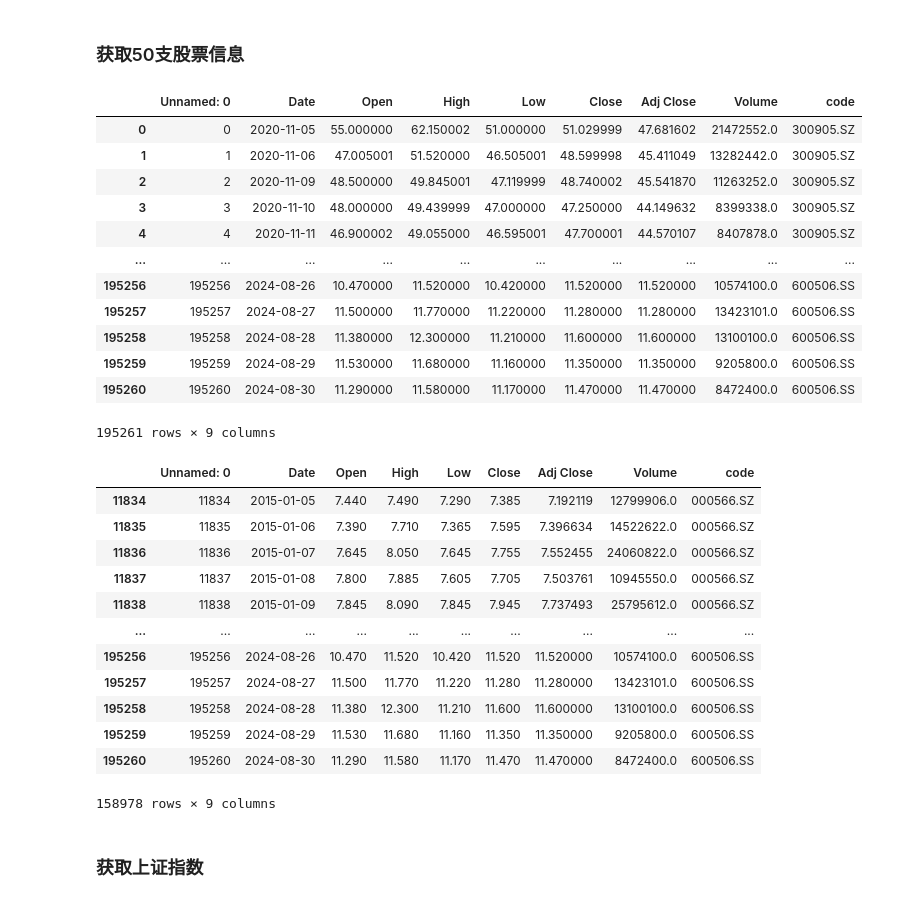
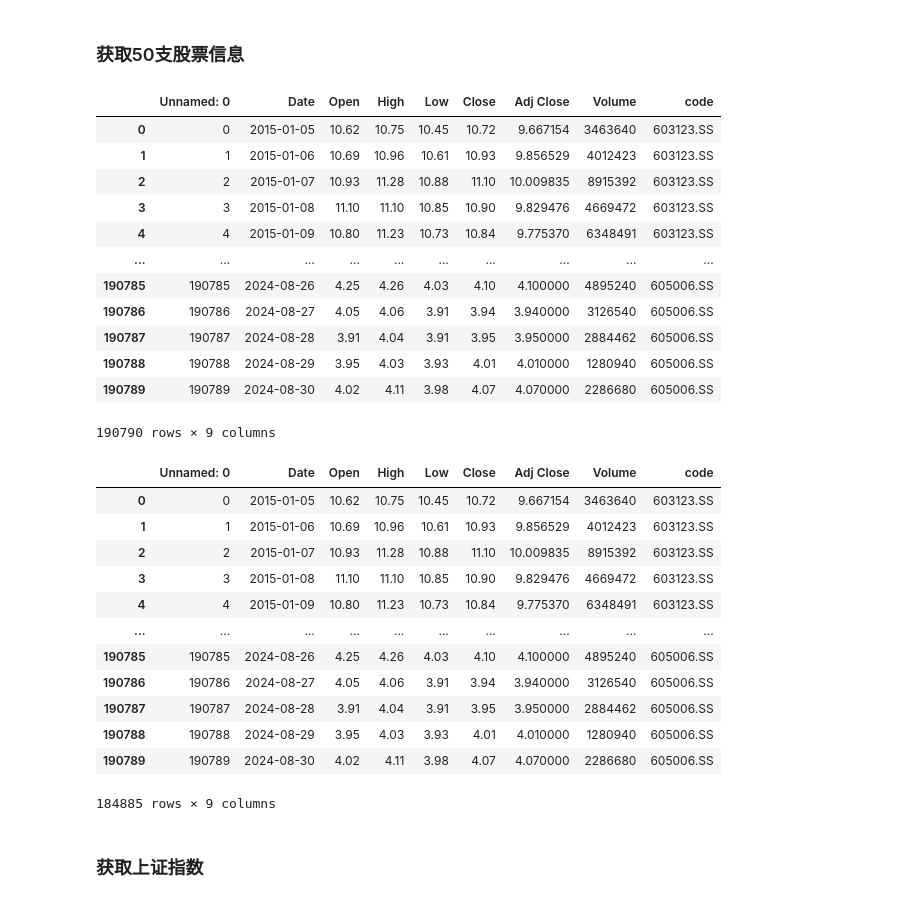
Before and after one commit to Sept12wei/strategy, a Jupyter notebook: left_strategy/单因子/因子1：股价逆势上涨.ipynb, the cells around one changed output. Cells and saved outputs as stored; diff of their text form; code cells hidden in the pictures.

```diff
--- a/left_strategy/单因子/因子1：股价逆势上涨.ipynb
+++ b/left_strategy/单因子/因子1：股价逆势上涨.ipynb
@@ -7,22 +7,22 @@ import numpy as np
 import pandas as pd
 import yfinance as yf
 # %%
-df = pd.read_csv('./all_data.csv')
+df = pd.read_csv('./all_data_SS.csv')
 df
 # %% [output]
 |  | Unnamed: 0 | Date | Open | High | Low | Close | Adj Close | Volume | code |
-| 0 | 0 | 2020-11-05 | 55.000000 | 62.150002 | 51.000000 | 51.029999 | 47.681602 | 21472552.0 | 300905.SZ |
-| 1 | 1 | 2020-11-06 | 47.005001 | 51.520000 | 46.505001 | 48.599998 | 45.411049 | 13282442.0 | 300905.SZ |
-| 2 | 2 | 2020-11-09 | 48.500000 | 49.845001 | 47.119999 | 48.740002 | 45.541870 | 11263252.0 | 300905.SZ |
-| 3 | 3 | 2020-11-10 | 48.000000 | 49.439999 | 47.000000 | 47.250000 | 44.149632 | 8399338.0 | 300905.SZ |
-| 4 | 4 | 2020-11-11 | 46.900002 | 49.055000 | 46.595001 | 47.700001 | 44.570107 | 8407878.0 | 300905.SZ |
+| 0 | 0 | 2015-01-05 | 10.62 | 10.75 | 10.45 | 10.72 | 9.667154 | 3463640 | 603123.SS |
+| 1 | 1 | 2015-01-06 | 10.69 | 10.96 | 10.61 | 10.93 | 9.856529 | 4012423 | 603123.SS |
+| 2 | 2 | 2015-01-07 | 10.93 | 11.28 | 10.88 | 11.10 | 10.009835 | 8915392 | 603123.SS |
+| 3 | 3 | 2015-01-08 | 11.10 | 11.10 | 10.85 | 10.90 | 9.829476 | 4669472 | 603123.SS |
+| 4 | 4 | 2015-01-09 | 10.80 | 11.23 | 10.73 | 10.84 | 9.775370 | 6348491 | 603123.SS |
 | ... | ... | ... | ... | ... | ... | ... | ... | ... | ... |
-| 195256 | 195256 | 2024-08-26 | 10.470000 | 11.520000 | 10.420000 | 11.520000 | 11.520000 | 10574100.0 | 600506.SS |
-| 195257 | 195257 | 2024-08-27 | 11.500000 | 11.770000 | 11.220000 | 11.280000 | 11.280000 | 13423101.0 | 600506.SS |
-| 195258 | 195258 | 2024-08-28 | 11.380000 | 12.300000 | 11.210000 | 11.600000 | 11.600000 | 13100100.0 | 600506.SS |
-| 195259 | 195259 | 2024-08-29 | 11.530000 | 11.680000 | 11.160000 | 11.350000 | 11.350000 | 9205800.0 | 600506.SS |
-| 195260 | 195260 | 2024-08-30 | 11.290000 | 11.580000 | 11.170000 | 11.470000 | 11.470000 | 8472400.0 | 600506.SS |
+| 190785 | 190785 | 2024-08-26 | 4.25 | 4.26 | 4.03 | 4.10 | 4.100000 | 4895240 | 605006.SS |
+| 190786 | 190786 | 2024-08-27 | 4.05 | 4.06 | 3.91 | 3.94 | 3.940000 | 3126540 | 605006.SS |
+| 190787 | 190787 | 2024-08-28 | 3.91 | 4.04 | 3.91 | 3.95 | 3.950000 | 2884462 | 605006.SS |
+| 190788 | 190788 | 2024-08-29 | 3.95 | 4.03 | 3.93 | 4.01 | 4.010000 | 1280940 | 605006.SS |
+| 190789 | 190789 | 2024-08-30 | 4.02 | 4.11 | 3.98 | 4.07 | 4.070000 | 2286680 | 605006.SS |
-195261 rows × 9 columns
+190790 rows × 9 columns
 # %%
 # 过滤掉code列中以'300'、'688'、‘8’开头的股票
 df = df[~df['code'].str.startswith('300')]
@@ -31,18 +31,18 @@ df = df[~df['code'].str.startswith('8')]
 df
 # %% [output]
 |  | Unnamed: 0 | Date | Open | High | Low | Close | Adj Close | Volume | code |
-| 11834 | 11834 | 2015-01-05 | 7.440 | 7.490 | 7.290 | 7.385 | 7.192119 | 12799906.0 | 000566.SZ |
-| 11835 | 11835 | 2015-01-06 | 7.390 | 7.710 | 7.365 | 7.595 | 7.396634 | 14522622.0 | 000566.SZ |
-| 11836 | 11836 | 2015-01-07 | 7.645 | 8.050 | 7.645 | 7.755 | 7.552455 | 24060822.0 | 000566.SZ |
-| 11837 | 11837 | 2015-01-08 | 7.800 | 7.885 | 7.605 | 7.705 | 7.503761 | 10945550.0 | 000566.SZ |
-| 11838 | 11838 | 2015-01-09 | 7.845 | 8.090 | 7.845 | 7.945 | 7.737493 | 25795612.0 | 000566.SZ |
+| 0 | 0 | 2015-01-05 | 10.62 | 10.75 | 10.45 | 10.72 | 9.667154 | 3463640 | 603123.SS |
+| 1 | 1 | 2015-01-06 | 10.69 | 10.96 | 10.61 | 10.93 | 9.856529 | 4012423 | 603123.SS |
+| 2 | 2 | 2015-01-07 | 10.93 | 11.28 | 10.88 | 11.10 | 10.009835 | 8915392 | 603123.SS |
+| 3 | 3 | 2015-01-08 | 11.10 | 11.10 | 10.85 | 10.90 | 9.829476 | 4669472 | 603123.SS |
+| 4 | 4 | 2015-01-09 | 10.80 | 11.23 | 10.73 | 10.84 | 9.775370 | 6348491 | 603123.SS |
 | ... | ... | ... | ... | ... | ... | ... | ... | ... | ... |
-| 195256 | 195256 | 2024-08-26 | 10.470 | 11.520 | 10.420 | 11.520 | 11.520000 | 10574100.0 | 600506.SS |
-| 195257 | 195257 | 2024-08-27 | 11.500 | 11.770 | 11.220 | 11.280 | 11.280000 | 13423101.0 | 600506.SS |
-| 195258 | 195258 | 2024-08-28 | 11.380 | 12.300 | 11.210 | 11.600 | 11.600000 | 13100100.0 | 600506.SS |
-| 195259 | 195259 | 2024-08-29 | 11.530 | 11.680 | 11.160 | 11.350 | 11.350000 | 9205800.0 | 600506.SS |
-| 195260 | 195260 | 2024-08-30 | 11.290 | 11.580 | 11.170 | 11.470 | 11.470000 | 8472400.0 | 600506.SS |
+| 190785 | 190785 | 2024-08-26 | 4.25 | 4.26 | 4.03 | 4.10 | 4.100000 | 4895240 | 605006.SS |
+| 190786 | 190786 | 2024-08-27 | 4.05 | 4.06 | 3.91 | 3.94 | 3.940000 | 3126540 | 605006.SS |
+| 190787 | 190787 | 2024-08-28 | 3.91 | 4.04 | 3.91 | 3.95 | 3.950000 | 2884462 | 605006.SS |
+| 190788 | 190788 | 2024-08-29 | 3.95 | 4.03 | 3.93 | 4.01 | 4.010000 | 1280940 | 605006.SS |
+| 190789 | 190789 | 2024-08-30 | 4.02 | 4.11 | 3.98 | 4.07 | 4.070000 | 2286680 | 605006.SS |
-158978 rows × 9 columns
+184885 rows × 9 columns
 # %% [markdown]
 ### 获取上证指数
 # %%
```
Also changed, not shown: parts of 21 cells of this notebook.
